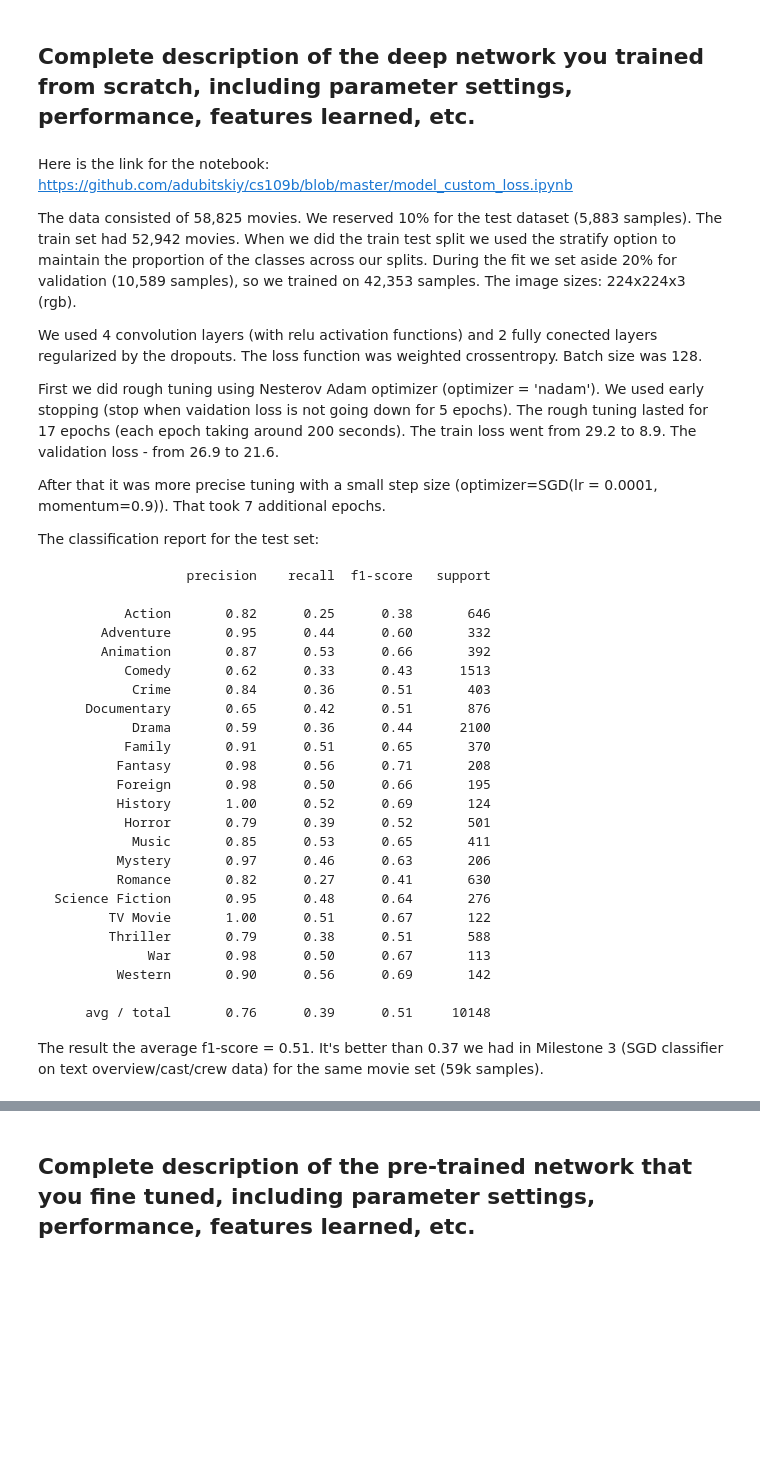
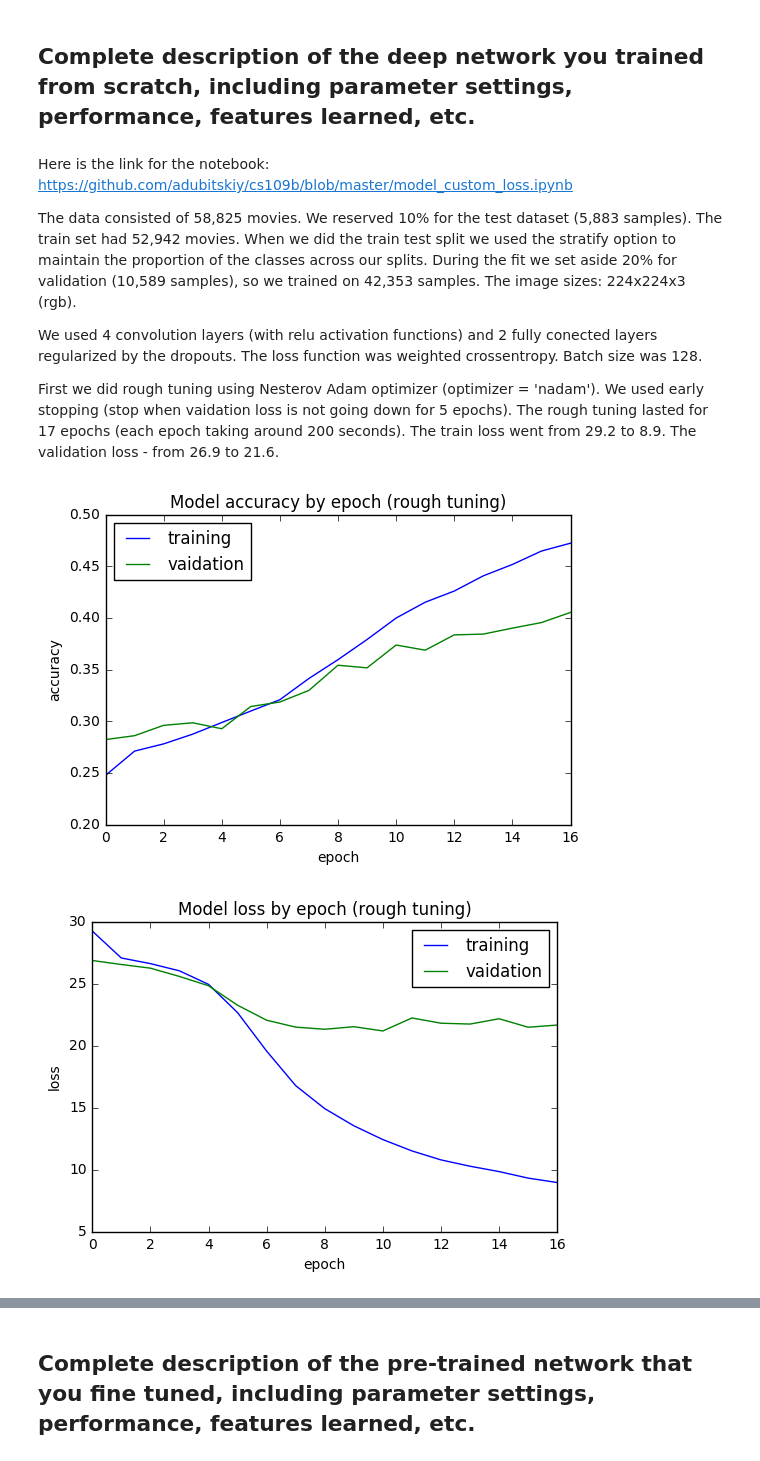
Before and after one commit to adubitskiy/cs109b, a Jupyter notebook: Milestone_4_Submission_Group_37.ipynb, the cells around one changed output, grey strips where cells are left out. Cells and saved outputs as stored; diff of their text form; code cells hidden in the pictures; blank space fills up the shorter version.

Commit message:
milestone 4 submission (figures for section 1)

````diff
--- a/Milestone_4_Submission_Group_37.ipynb
+++ b/Milestone_4_Submission_Group_37.ipynb
@@ -35,37 +35,11 @@ The loss function was weighted crossentropy. Batch size was 128.
 
 First we did rough tuning using Nesterov Adam optimizer (optimizer = 'nadam'). We used early stopping (stop when vaidation loss is not going down for 5 epochs). The rough tuning lasted for 17 epochs (each epoch taking around 200 seconds).
 The train loss went from 29.2 to 8.9. The validation loss - from 26.9 to 21.6.
-
-After that it was more precise tuning with a small step size (optimizer=SGD(lr = 0.0001, momentum=0.9)).
-That took 7 additional epochs.
-
-The classification report for the test set:
-
-```
-                 precision    recall  f1-score   support
-
-         Action       0.82      0.25      0.38       646
-      Adventure       0.95      0.44      0.60       332
-      Animation       0.87      0.53      0.66       392
-         Comedy       0.62      0.33      0.43      1513
-          Crime       0.84      0.36      0.51       403
-    Documentary       0.65      0.42      0.51       876
-          Drama       0.59      0.36      0.44      2100
-         Family       0.91      0.51      0.65       370
-        Fantasy       0.98      0.56      0.71       208
-        Foreign       0.98      0.50      0.66       195
-        History       1.00      0.52      0.69       124
-         Horror       0.79      0.39      0.52       501
-          Music       0.85      0.53      0.65       411
-        Mystery       0.97      0.46      0.63       206
-        Romance       0.82      0.27      0.41       630
-Science Fiction       0.95      0.48      0.64       276
-       TV Movie       1.00      0.51      0.67       122
-       Thriller       0.79      0.38      0.51       588
-            War       0.98      0.50      0.67       113
-        Western       0.90      0.56      0.69       142
-
-    avg / total       0.76      0.39      0.51     10148
-```
-
-The result the average f1-score = 0.51. It's better than 0.37 we had in Milestone 3 (SGD classifier on text overview/cast/crew data) for the same movie set (59k samples).
+# %%
+from IPython.display import Image, display
+
+display(Image(filename='Milestone_4/m4_accuracy_rough_tuning.png'))
+display(Image(filename='Milestone_4/m4_loss_rough_tuning.png'))
+# %% [output]
+[figure, added]
+[figure, added]
````
Also changed, not shown: parts of 3 cells of this notebook, 4 other files.
